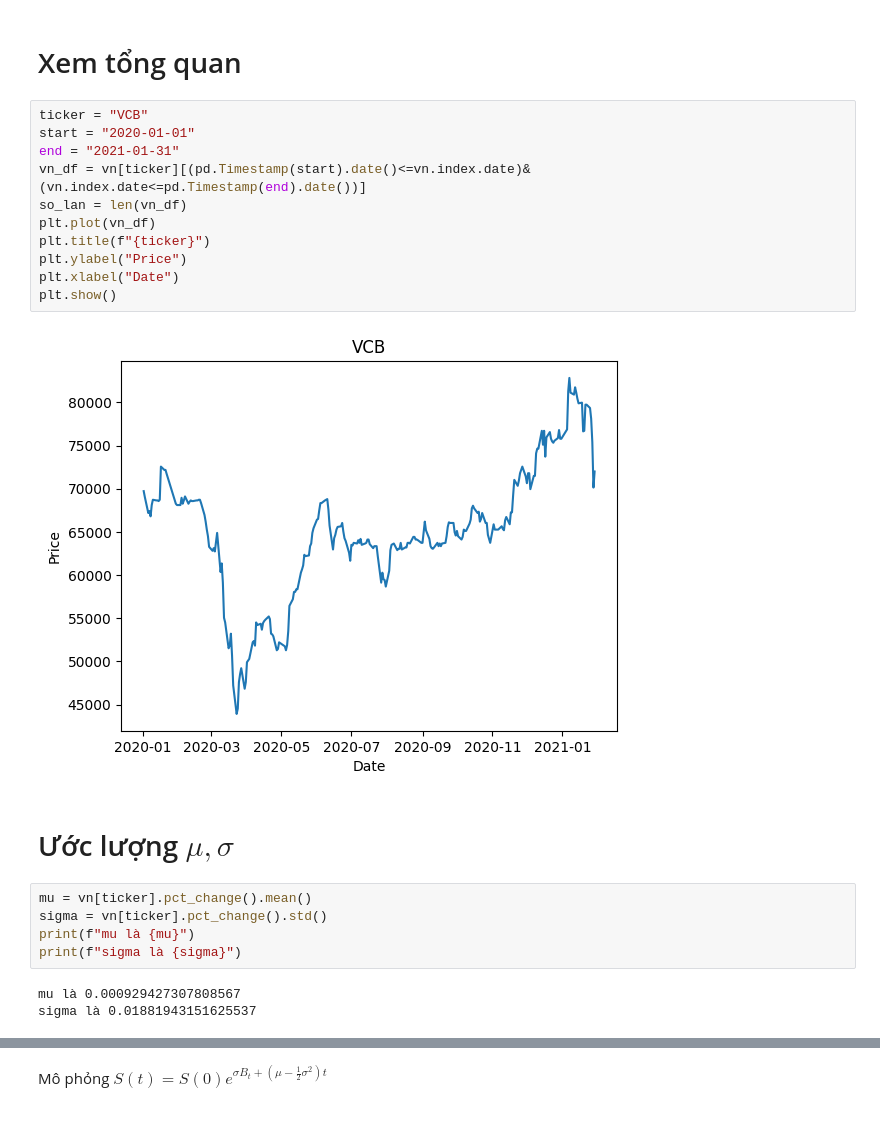
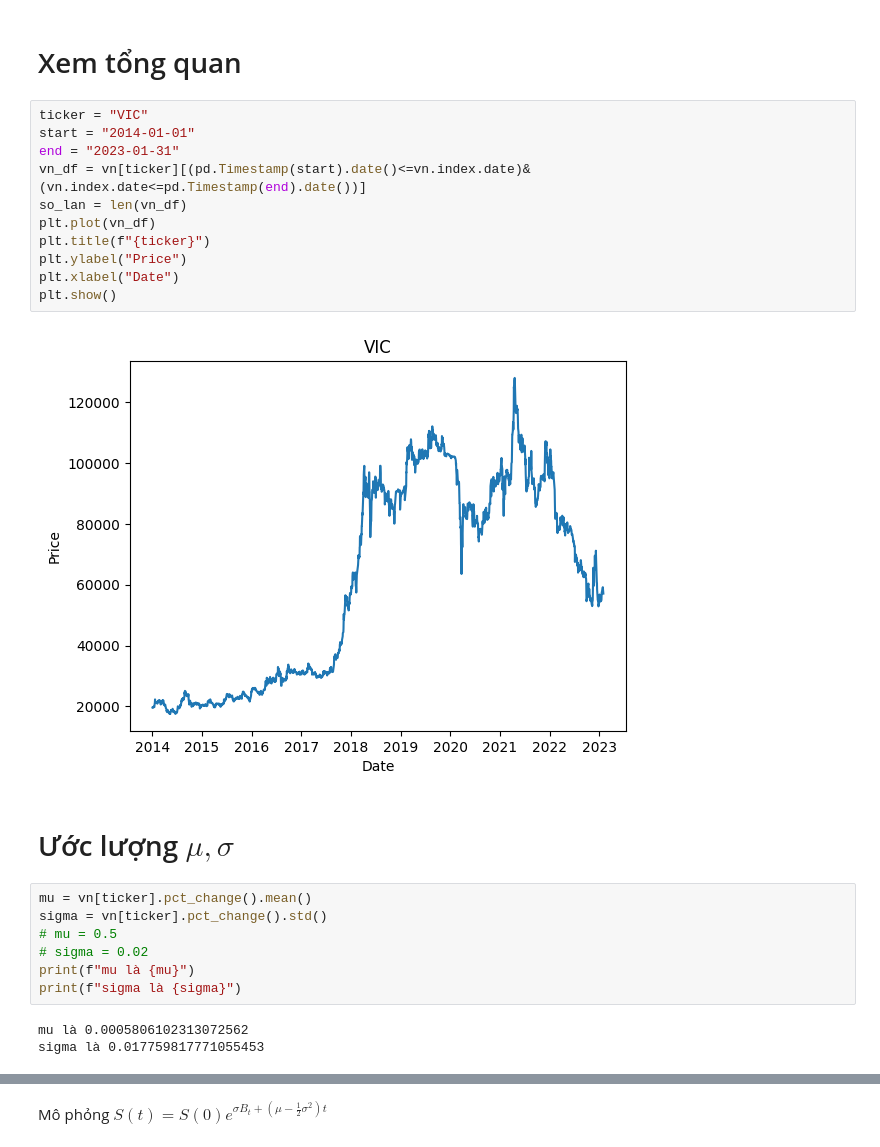
Before and after one commit to khanhtrinh2003/Financial-mathematics, a Jupyter notebook: tren_lop.ipynb, the cells around one changed output, grey strips where cells are left out. Saved outputs shown, nothing was run; the diff lists cells and outputs as text.

```diff
--- a/tren_lop.ipynb
+++ b/tren_lop.ipynb
@@ -21,28 +21,30 @@ Index(['AAA', 'AAM', 'AAT', 'ABR', 'ABS', 'ABT', 'ACB', 'ACC', 'ACG', 'ACL',
 # %% [markdown]
 # Xem tổng quan
 # %%
-ticker = "VCB"
-start = "2020-01-01"
-end = "2021-01-31"
+ticker = "VIC"
+start = "2014-01-01"
+end = "2023-01-31"
 vn_df = vn[ticker][(pd.Timestamp(start).date()<=vn.index.date)&(vn.index.date<=pd.Timestamp(end).date())]
 so_lan = len(vn_df)
 plt.plot(vn_df)
 plt.title(f"{ticker}")
 plt.ylabel("Price")
 plt.xlabel("Date")
 plt.show()
 # %% [output]
-[figure, old version]
+[figure, new version]
 # %% [markdown]
 # Ước lượng $\mu, \sigma$
 # %%
 mu = vn[ticker].pct_change().mean()
 sigma = vn[ticker].pct_change().std()
+# mu = 0.5
+# sigma = 0.02
 print(f"mu là {mu}")
 print(f"sigma là {sigma}")
 # %% [output]
-mu là 0.000929427307808567
-sigma là 0.01881943151625537
+mu là 0.0005806102313072562
+sigma là 0.017759817771055453
 # %%
 sns.kdeplot(vn_df.pct_change())
 statistic, pvalue=stats.jarque_bera(vn_df.pct_change()[1:])
```
Also changed, not shown: parts of 5 cells of this notebook, 1 other file.
